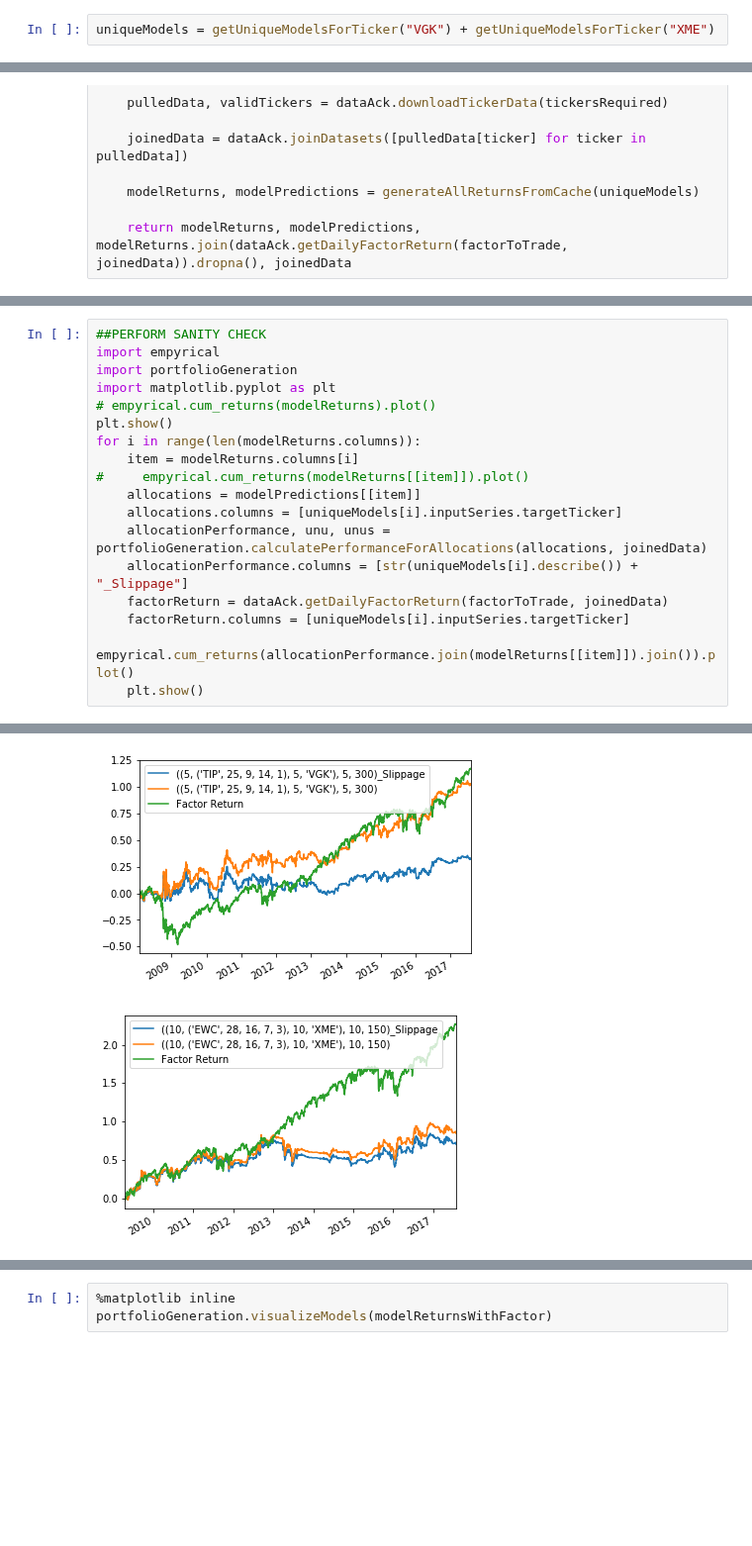
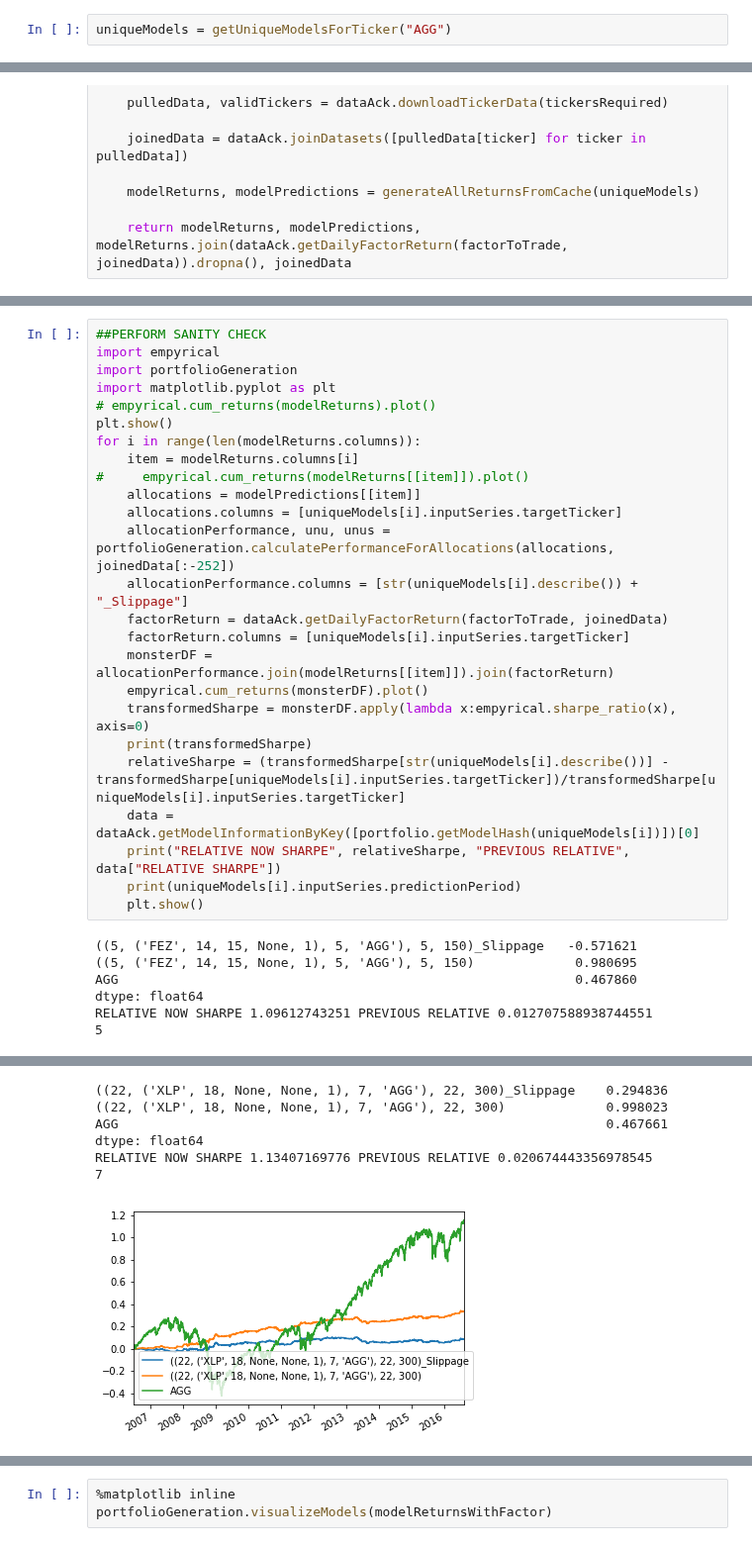
Before and after one commit to SignalBuilders/walkforwardTrader, a Jupyter notebook: Introduce and Initialize Portfolio From Cache.ipynb, the cells around one changed output, grey strips where cells are left out. Shown at 99% size. Drawn from its saved outputs; the diff is of its cells as text; blank space fills up the shorter version.

Commit message:
huge difference between relative sharpe computed in model search vs in portfolio look

```diff
--- a/Introduce and Initialize Portfolio From Cache.ipynb
+++ b/Introduce and Initialize Portfolio From Cache.ipynb
@@ -61,6 +61,6 @@ def getAllUniqueModels():
 # %%
 # uniqueModels = getAllUniqueModels()
 # %%
-uniqueModels = getUniqueModelsForTicker("VGK") + getUniqueModelsForTicker("XME")
+uniqueModels = getUniqueModelsForTicker("AGG")
 # %% [output]
 ***ORIGINAL MODELS***
@@ -176,10 +169,23 @@ for i in range(len(modelReturns.columns)):
 #     empyrical.cum_returns(modelReturns[[item]]).plot()
     allocations = modelPredictions[[item]]
     allocations.columns = [uniqueModels[i].inputSeries.targetTicker]
-    allocationPerformance, unu, unus = portfolioGeneration.calculatePerformanceForAllocations(allocations, joinedData)
+    allocationPerformance, unu, unus = portfolioGeneration.calculatePerformanceForAllocations(allocations, joinedData[:-252])
     allocationPerformance.columns = [str(uniqueModels[i].describe()) + "_Slippage"]
     factorReturn = dataAck.getDailyFactorReturn(factorToTrade, joinedData)
     factorReturn.columns = [uniqueModels[i].inputSeries.targetTicker]
-    empyrical.cum_returns(allocationPerformance.join(modelReturns[[item]]).join()).plot()
+    monsterDF = allocationPerformance.join(modelReturns[[item]]).join(factorReturn)
+    empyrical.cum_returns(monsterDF).plot()
+    transformedSharpe = monsterDF.apply(lambda x:empyrical.sharpe_ratio(x), axis=0)
+    print(transformedSharpe)
+    relativeSharpe = (transformedSharpe[str(uniqueModels[i].describe())] - transformedSharpe[uniqueModels[i].inputSeries.targetTicker])/transformedSharpe[uniqueModels[i].inputSeries.targetTicker]
+    data = dataAck.getModelInformationByKey([portfolio.getModelHash(uniqueModels[i])])[0]
+    print("RELATIVE NOW SHARPE", relativeSharpe, "PREVIOUS RELATIVE", data["RELATIVE SHARPE"])
+    print(uniqueModels[i].inputSeries.predictionPeriod)
     plt.show()
 # %% [output]
+((5, ('FEZ', 14, 15, None, 1), 5, 'AGG'), 5, 150)_Slippage   -0.571621
+((5, ('FEZ', 14, 15, None, 1), 5, 'AGG'), 5, 150)             0.980695
+AGG                                                           0.467860
+dtype: float64
+RELATIVE NOW SHARPE 1.09612743251 PREVIOUS RELATIVE 0.012707588938744551
+5
@@ -187,2 +193,7 @@ for i in range(len(modelReturns.columns)):
+((22, ('XLP', 18, None, None, 1), 7, 'AGG'), 22, 300)_Slippage    0.294836
+((22, ('XLP', 18, None, None, 1), 7, 'AGG'), 22, 300)             0.998023
+AGG                                                               0.467661
+dtype: float64
+RELATIVE NOW SHARPE 1.13407169776 PREVIOUS RELATIVE 0.020674443356978545
+7
-[figure, old version]
+[figure, new version]
-[figure, removed]
```
Also changed, not shown: parts of 4 cells of this notebook, 1 other file.
